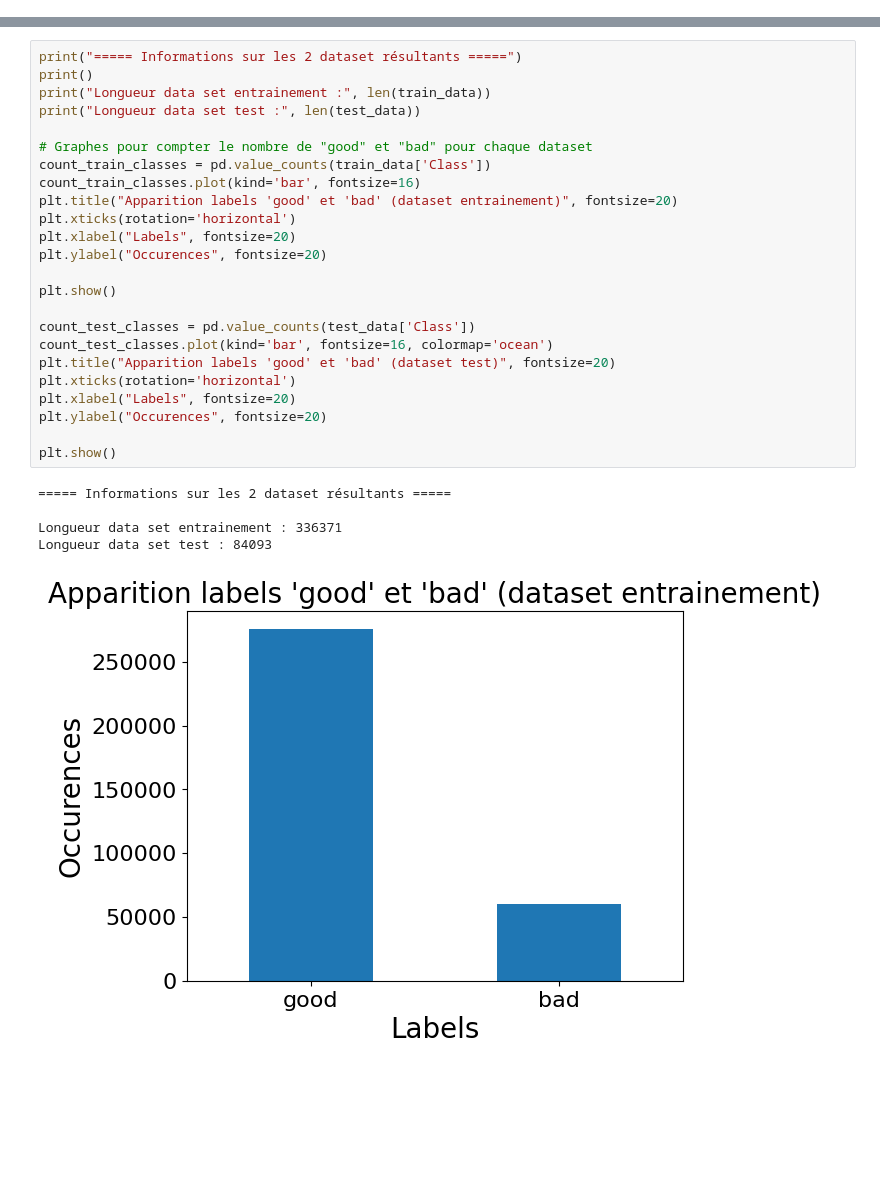
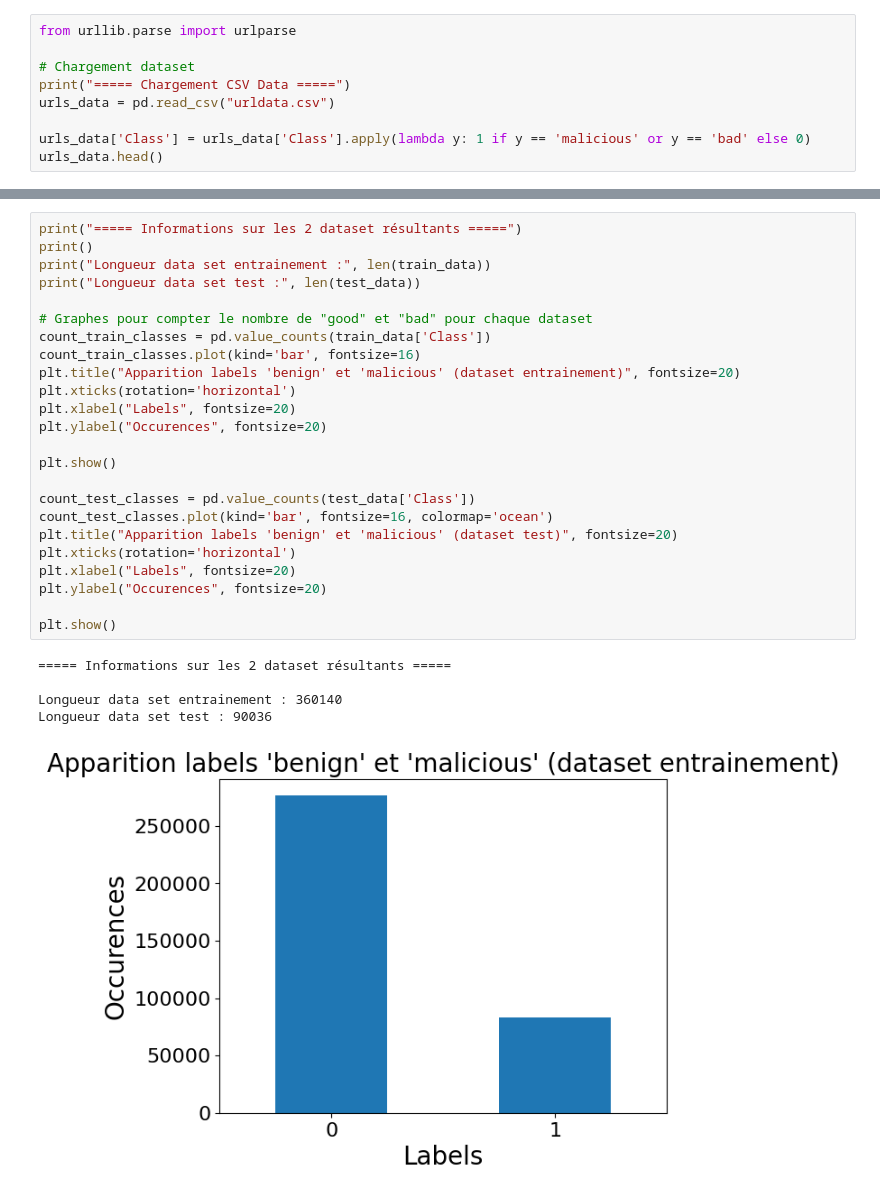
Before and after one commit to QuentinPauwels/detectMaliciousURLsUsingMachineLearning, a Jupyter notebook: malicious_url_detection.ipynb, the cells around one changed output, grey strips where cells are left out. Saved outputs shown, nothing was run; the diff lists cells and outputs as text; blank space fills up the shorter version.

```diff
--- a/malicious_url_detection.ipynb
+++ b/malicious_url_detection.ipynb
@@ -56,0 +23,9 @@ ussoccer.com/News/Federation-Services/2009/06/University-Of-Miami-President-Donn
+# %%
+from urllib.parse import urlparse
+
+# Chargement dataset
+print("===== Chargement CSV Data =====")
+urls_data = pd.read_csv("urldata.csv")
+
+urls_data['Class'] = urls_data['Class'].apply(lambda y: 1 if y == 'malicious' or y == 'bad' else 0)
+urls_data.head()
@@ -84,30 +127,30 @@ print(test_data)
 # %%
 print("===== Informations sur les 2 dataset résultants =====")
 print()
 print("Longueur data set entrainement :", len(train_data))
 print("Longueur data set test :", len(test_data))
 
 # Graphes pour compter le nombre de "good" et "bad" pour chaque dataset
 count_train_classes = pd.value_counts(train_data['Class'])
 count_train_classes.plot(kind='bar', fontsize=16)
-plt.title("Apparition labels 'good' et 'bad' (dataset entrainement)", fontsize=20)
+plt.title("Apparition labels 'benign' et 'malicious' (dataset entrainement)", fontsize=20)
 plt.xticks(rotation='horizontal')
 plt.xlabel("Labels", fontsize=20)
 plt.ylabel("Occurences", fontsize=20)
 
 plt.show()
 
 count_test_classes = pd.value_counts(test_data['Class'])
 count_test_classes.plot(kind='bar', fontsize=16, colormap='ocean')
-plt.title("Apparition labels 'good' et 'bad' (dataset test)", fontsize=20)
+plt.title("Apparition labels 'benign' et 'malicious' (dataset test)", fontsize=20)
 plt.xticks(rotation='horizontal')
 plt.xlabel("Labels", fontsize=20)
 plt.ylabel("Occurences", fontsize=20)
 
 plt.show()
 # %% [output]
 ===== Informations sur les 2 dataset résultants =====
 
-Longueur data set entrainement : 336371
-Longueur data set test : 84093
+Longueur data set entrainement : 360140
+Longueur data set test : 90036
-[figure, old version]
+[figure, new version]
```
Also changed, not shown: parts of 39 cells of this notebook, 2 other files.
